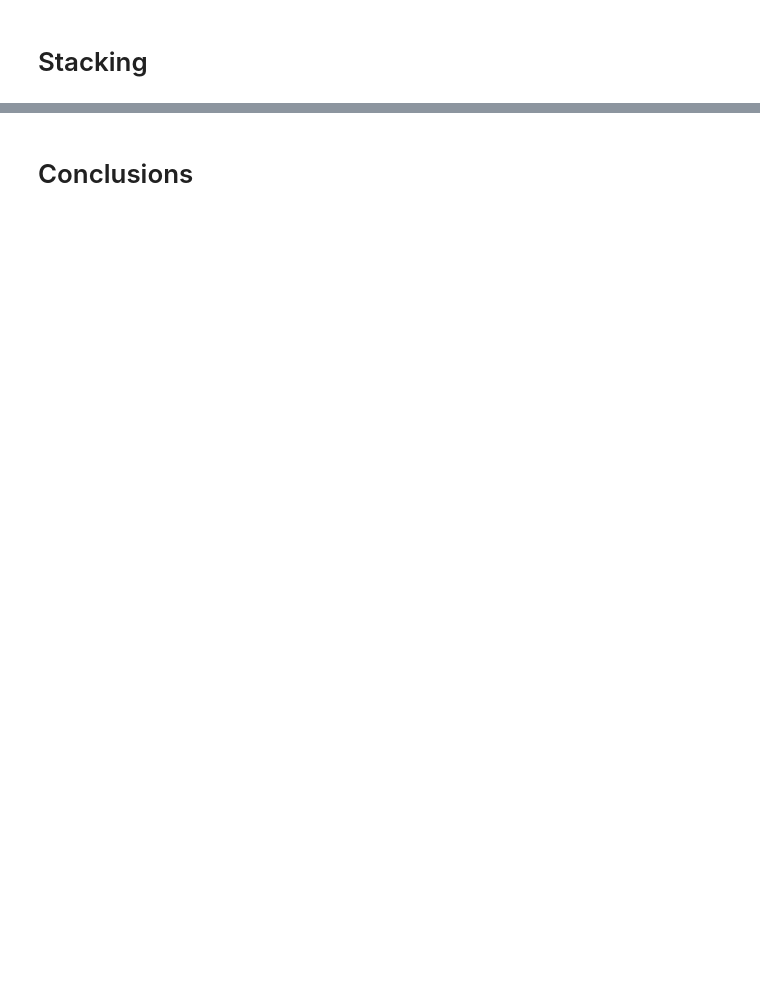
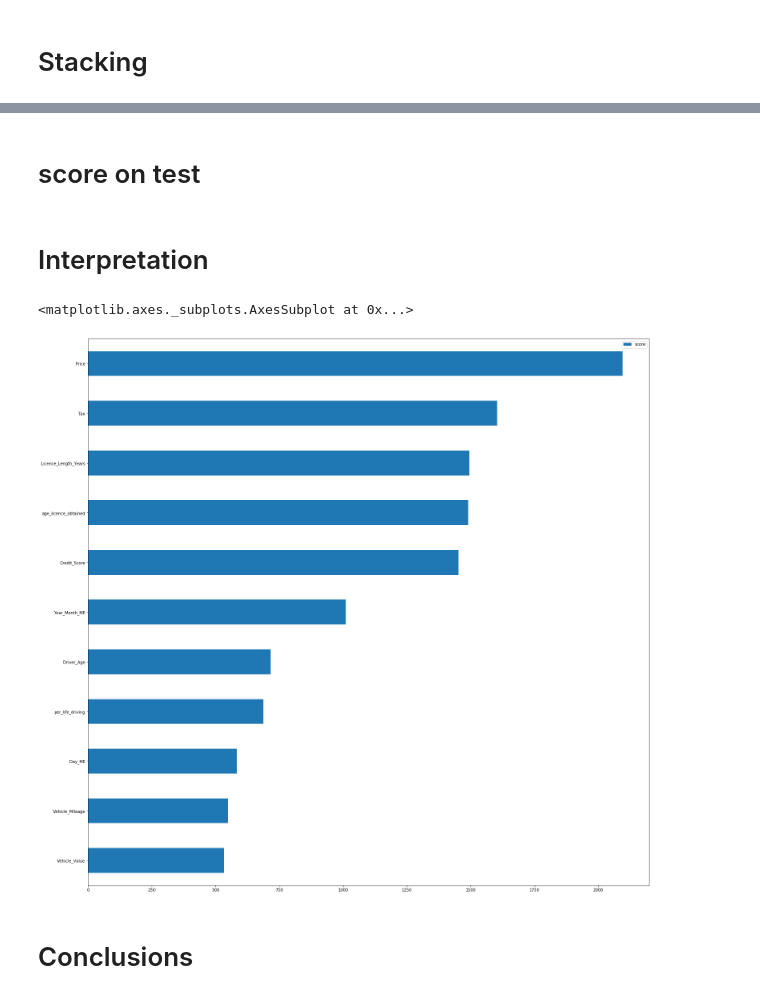
Before and after one commit to benturner993/quote_prediction_engine, a Jupyter notebook: quote_modelling.ipynb, the cells around one changed output, grey strips where cells are left out. Cells and saved outputs as stored; diff of their text form; code cells hidden in the pictures; blank space fills up the shorter version.

```diff
--- a/quote_modelling.ipynb
+++ b/quote_modelling.ipynb
@@ -355,0 +584,4 @@ Validation F1 Score: [0.78801145 0.91046156]
+# %%
+# Optimise
+trials = Trials()
+best_params = optimize(trials, space)
@@ -355,0 +606,23 @@ Validation F1 Score: [0.78801145 0.91046156]
+# %%
+# Return the best parameters
+parameters=space_eval(space, best_params)
+
+# Apply to model
+xgb_model = XGBClassifier(colsample_bytree=parameters['colsample_bytree'],
+ eta=parameters['eta'],
+ eval_metric=parameters['eval_metric'],
+ gamma=parameters['gamma'],
+ max_depth=parameters['max_depth'],
+ min_child_weight=parameters['min_child_weight'],
+ n_estimators=parameters['n_estimators'],
+#  scale_pos_weight=parameters['scale_pos_weight'],
+ objective=parameters['objective'],
+ subsample=parameters['subsample'])
+
+xgb_model.fit(
+    X_train,
+    y_train,
+    eval_metric="auc",
+    eval_set=[(X_train, y_train), (X_valid, y_valid)],
+    verbose=True,
+    early_stopping_rounds=10)
@@ -605,0 +898,17 @@ pyplot.show()
+# %% [markdown]
+# score on test
+# %% [markdown]
+# Interpretation
+# %%
+# how many times the feature is used in your trees for splitting purposes.
+plt.rcParams["figure.figsize"] = (25, 25)
+feature_important = xgb_model.get_booster().get_score(importance_type='weight')
+keys = list(feature_important.keys())
+values = list(feature_important.values())
+
+# plot
+plot_data = pd.DataFrame(data=values, index=keys, columns=["score"]).sort_values(by = "score", ascending=True)
+plot_data.plot(kind='barh')
+# %% [output]
+<matplotlib.axes._subplots.AxesSubplot at 0x...>
+[figure, added]
```
Also changed, not shown: parts of 34 cells of this notebook.
